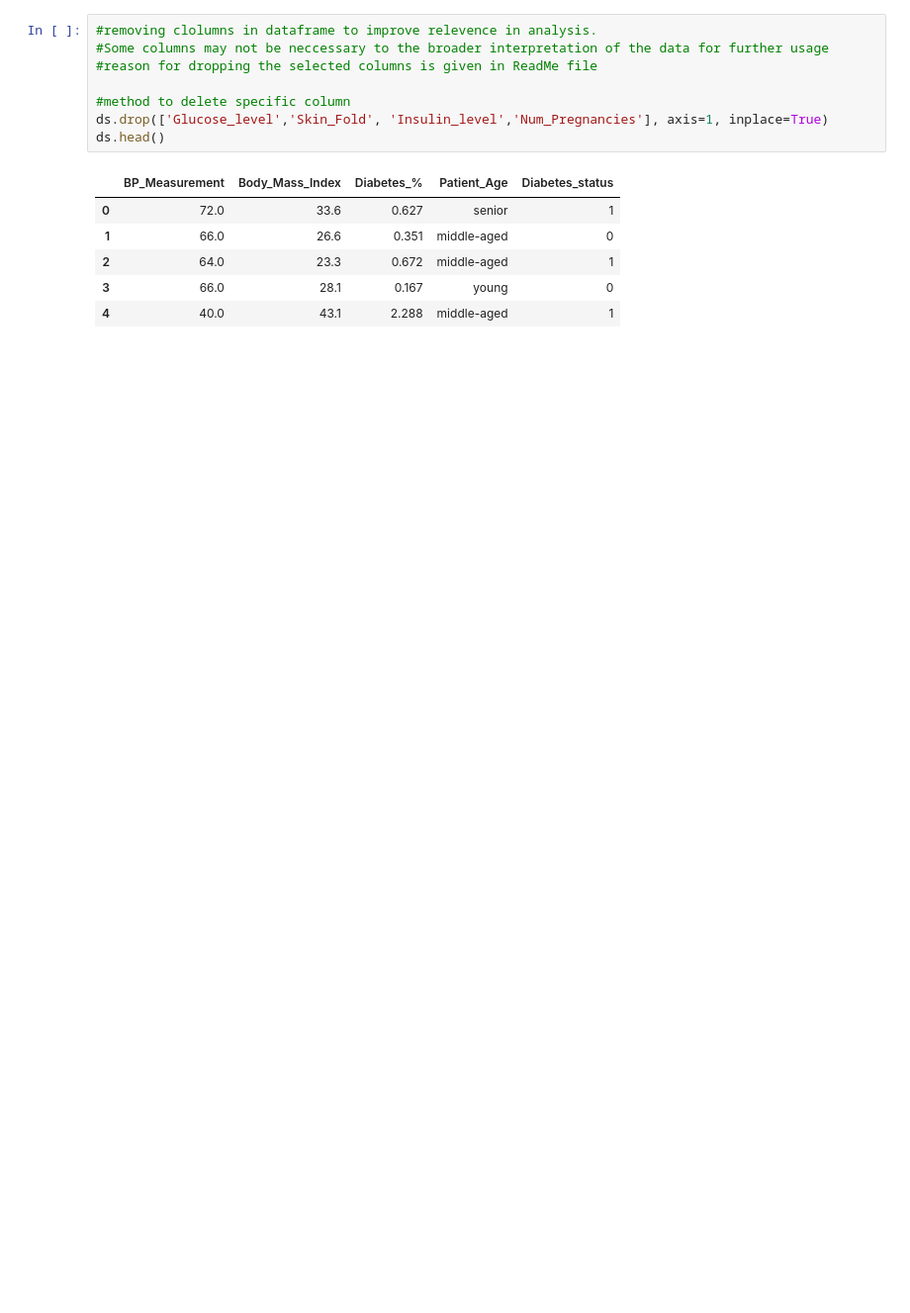
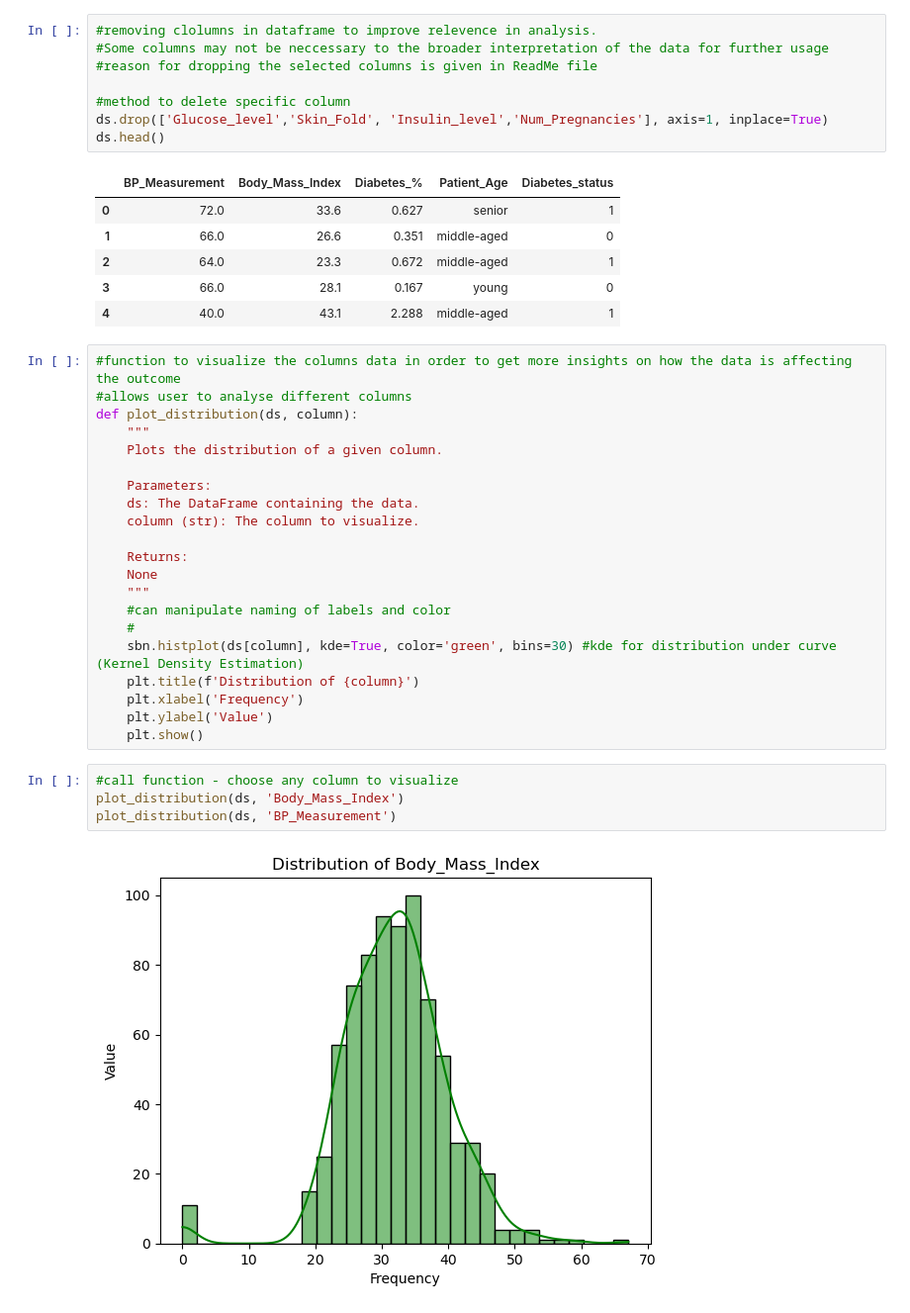
Before and after one commit to Abiton198/diabetes_data_analysis, a Jupyter notebook: diabetes_data_analysis.ipynb, the cells around one changed output. Shown at 99% size. Cells and saved outputs as stored; diff of their text form; blank space fills up the shorter version.

Commit message:
data visualization - plot distribution function

```diff
--- a/diabetes_data_analysis.ipynb
+++ b/diabetes_data_analysis.ipynb
@@ -256,3 +248,30 @@ ds.head()
 | 2 | 64.0 | 23.3 | 0.672 | middle-aged | 1 |
 | 3 | 66.0 | 28.1 | 0.167 | young | 0 |
 | 4 | 40.0 | 43.1 | 2.288 | middle-aged | 1 |
+# %%
+#function to visualize the columns data in order to get more insights on how the data is affecting the outcome
+#allows user to analyse different columns
+def plot_distribution(ds, column):
+    """
+    Plots the distribution of a given column.
+
+    Parameters:
+    ds: The DataFrame containing the data.
+    column (str): The column to visualize.
+
+    Returns:
+    None
+    """
+    #can manipulate naming of labels and color
+    #
+    sbn.histplot(ds[column], kde=True, color='green', bins=30) #kde for distribution under curve (Kernel Density Estimation)
+    plt.title(f'Distribution of {column}')
+    plt.xlabel('Frequency')
+    plt.ylabel('Value')
+    plt.show()
+# %%
+#call function - choose any column to visualize
+plot_distribution(ds, 'Body_Mass_Index')
+plot_distribution(ds, 'BP_Measurement')
+# %% [output]
+[figure, added]
```
Also changed, not shown: parts of 3 cells of this notebook.
